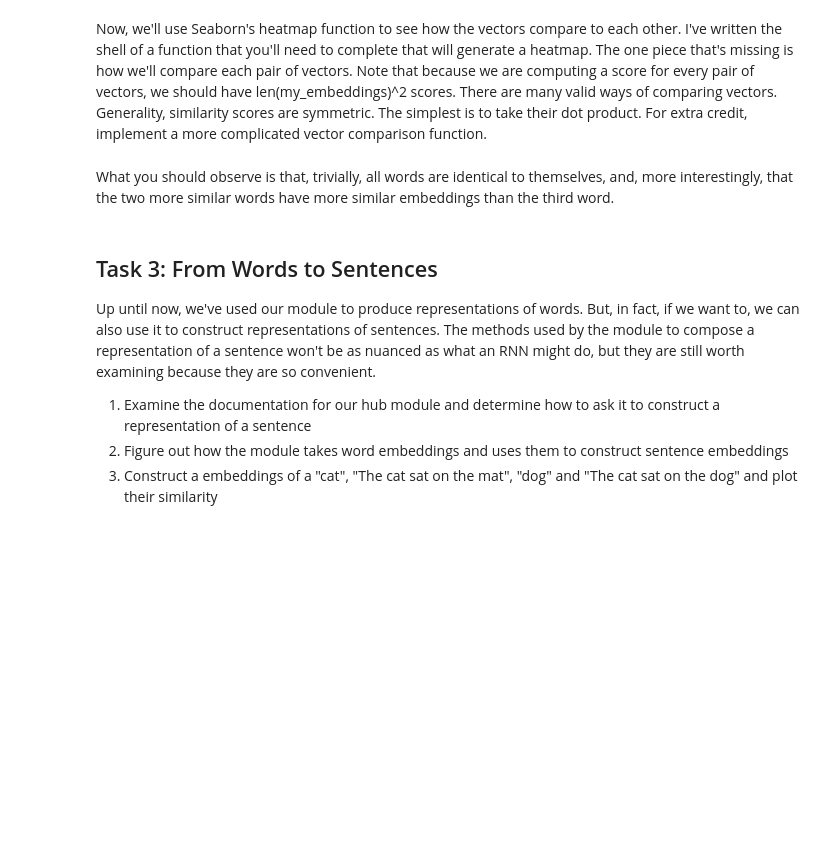
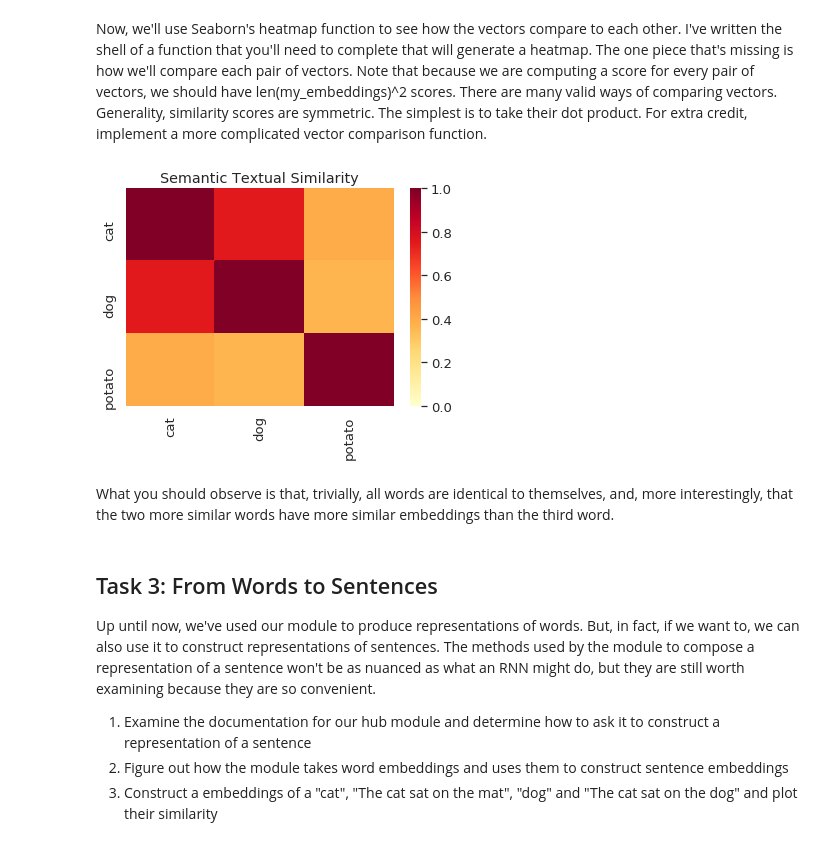
Before and after one commit to tientrandinh/AdvancedMLwithTFonGCP, a Jupyter notebook: courses/machine_learning/deepdive/09_sequence/labs/reusable-embeddings.ipynb, the cells around one changed output. Cells and saved outputs as stored; diff of their text form; code cells hidden in the pictures; blank space fills up the shorter version.

Commit message:
Task 2

```diff
--- a/courses/machine_learning/deepdive/09_sequence/labs/reusable-embeddings.ipynb
+++ b/courses/machine_learning/deepdive/09_sequence/labs/reusable-embeddings.ipynb
@@ -134,8 +134,8 @@ So, now we have some vectors but the question is, are they any good? One way of
 
 For our test, we'll need three common words such that two of the words are much closer in meaning than the third.
 # %%
-word_1 = #
-word_2 = #
-word_3 = #
+word_1 = "cat"
+word_2 = "dog"
+word_3 = "potato"
 # %% [markdown]
 Now, we'll use the same process of using our Hub module to generate embeddings but instead of printing the embeddings, capture them in a variable called 'my_embeddings'.
@@ -143,0 +142,19 @@ Now, we'll use the same process of using our Hub module to generate embeddings b
+# %%
+# Task 2b
+# Reduce logging output.
+tf.logging.set_verbosity(tf.logging.ERROR)
+messages = [word_1, word_2, word_3]
+def create_embeddings(messages, embed):
+    my_embeddings = None
+    with tf.Session() as session:
+      session.run([tf.global_variables_initializer(), tf.tables_initializer()])
+      message_embeddings = session.run(embed(messages))
+      my_embeddings = np.array(message_embeddings)
+      for i, message_embedding in enumerate(np.array(my_embeddings).tolist()):
+        print("Message: {}".format(messages[i]))
+        print("Embedding size: {}".format(len(message_embedding)))
+        message_embedding_snippet = ", ".join(
+            (str(x) for x in message_embedding[:3]))
+        print("Embedding: [{}, ...]\n".format(message_embedding_snippet))
+    return my_embeddings
+my_embeddings = create_embeddings(messages, embed)
@@ -145,19 +174,23 @@ Now, we'll use the same process of using our Hub module to generate embeddings b
 Now, we'll use Seaborn's heatmap function to see how the vectors compare to each other. I've written the shell of a function that you'll need to complete that will generate a heatmap. The one piece that's missing is how we'll compare each pair of vectors. Note that because we are computing a score for every pair of vectors, we should have len(my_embeddings)^2 scores. There are many valid ways of comparing vectors. Generality, similarity scores are symmetric. The simplest is to take their dot product. For extra credit, implement a more complicated vector comparison function.
 # %%
 def plot_similarity(labels, embeddings):
-  corr = # ... TODO: fill out a len(embeddings) x len(embeddings) array
+  # ... TODO: fill out a len(embeddings) x len(embeddings) array
+  corr = np.inner(embeddings, embeddings)
+
   sns.set(font_scale=1.2)
   g = sns.heatmap(
       corr,
       xticklabels=labels,
       yticklabels=labels,
       vmin=0,
       vmax=1,
       cmap="YlOrRd")
   g.set_xticklabels(labels, rotation=90)
   g.set_title("Semantic Textual Similarity")
 
 plot_similarity([word_1, word_2, word_3], my_embeddings)
+# %% [output]
+[figure, added]
 # %% [markdown]
 What you should observe is that, trivially, all words are identical to themselves, and, more interestingly, that the two more similar words have more similar embeddings than the third word.
 # %% [markdown]
```
Also changed, not shown: parts of 2 cells of this notebook.
